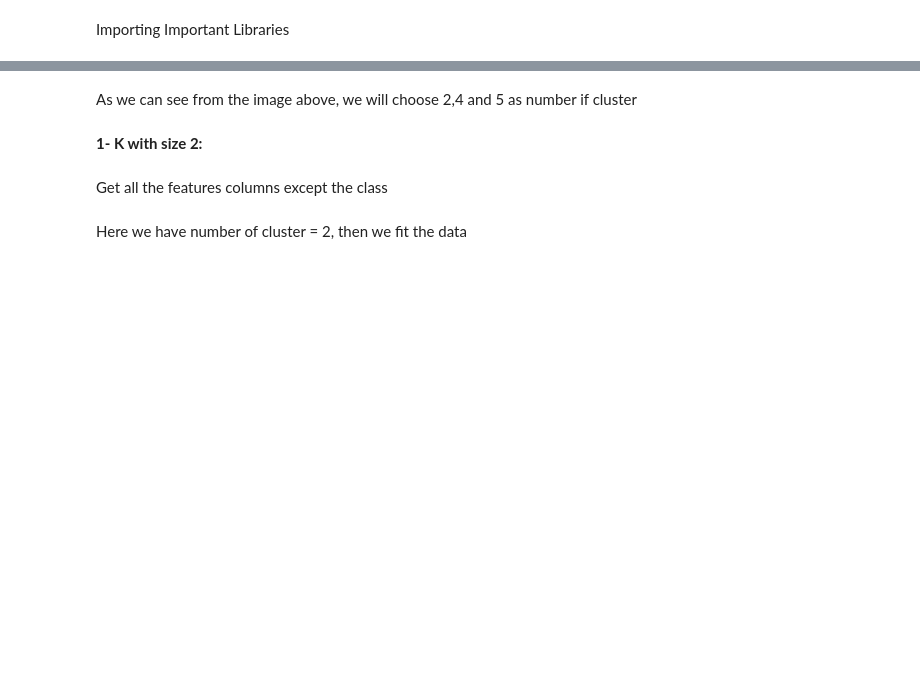
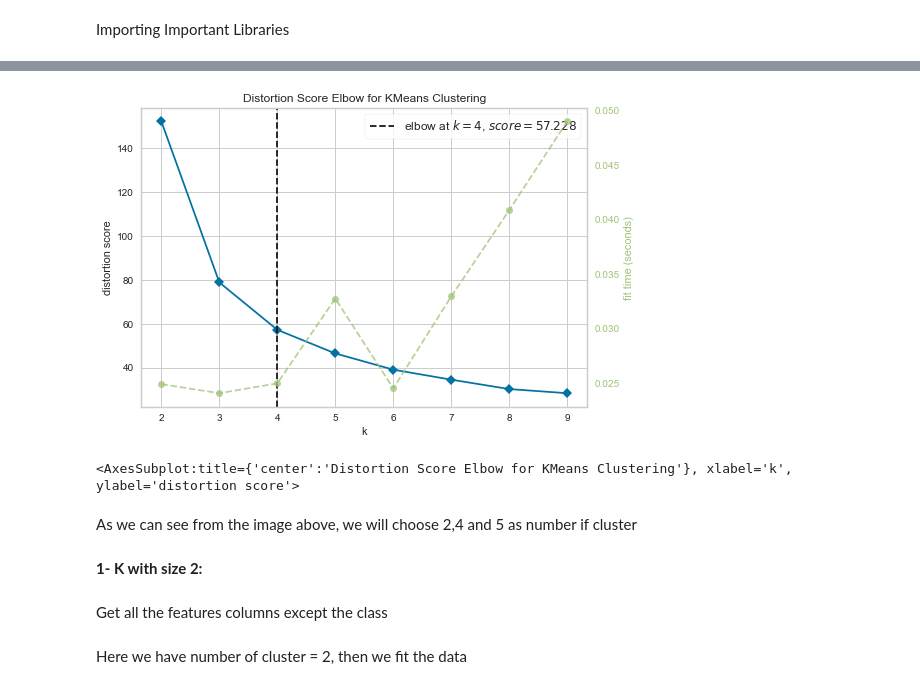
Before and after one commit to Hessah-Aljohaimy/AI-Project, a Jupyter notebook: Unsupervised_Learning/unsupervised_Learning.ipynb, the cells around one changed output, grey strips where cells are left out. Saved outputs shown, nothing was run; the diff lists cells and outputs as text; code cells hidden in the pictures; blank space fills up the shorter version.

```diff
--- a/Unsupervised_Learning/unsupervised_Learning.ipynb
+++ b/Unsupervised_Learning/unsupervised_Learning.ipynb
@@ -32,0 +39,24 @@ Text(0, 0.5, 'WCSS')
+# %%
+#Source:https://towardsdatascience.com/elbow-method-is-not-sufficient-to-find-best-k-in-k-means-clustering-fc820da0631d
+
+
+
+#install yellowbrick to vizualize the Elbow curve
+%pip install yellowbrick
+
+from sklearn import datasets
+from sklearn.cluster import KMeans
+from yellowbrick.cluster import KElbowVisualizer
+
+# Load the IRIS dataset
+iris = datasets.load_iris()
+X = iris.data
+y = iris.target
+
+# Instantiate the clustering model and visualizer
+km = KMeans(random_state=42)
+visualizer = KElbowVisualizer(km, k=(2,10))
+
+visualizer.fit(X)        # Fit the data to the visualizer
+visualizer.show()        # Finalize and render the figure
+# %% [output]
@@ -33,3 +82,5 @@ Text(0, 0.5, 'WCSS')
+[figure, added]
+<AxesSubplot:title={'center':'Distortion Score Elbow for KMeans Clustering'}, xlabel='k', ylabel='distortion score'>
 # %% [markdown]
 As we can see from the image above, we will choose 2,4 and 5 as number if cluster
 # %% [markdown]
```
Also changed, not shown: parts of 33 cells of this notebook, 1 other file.
